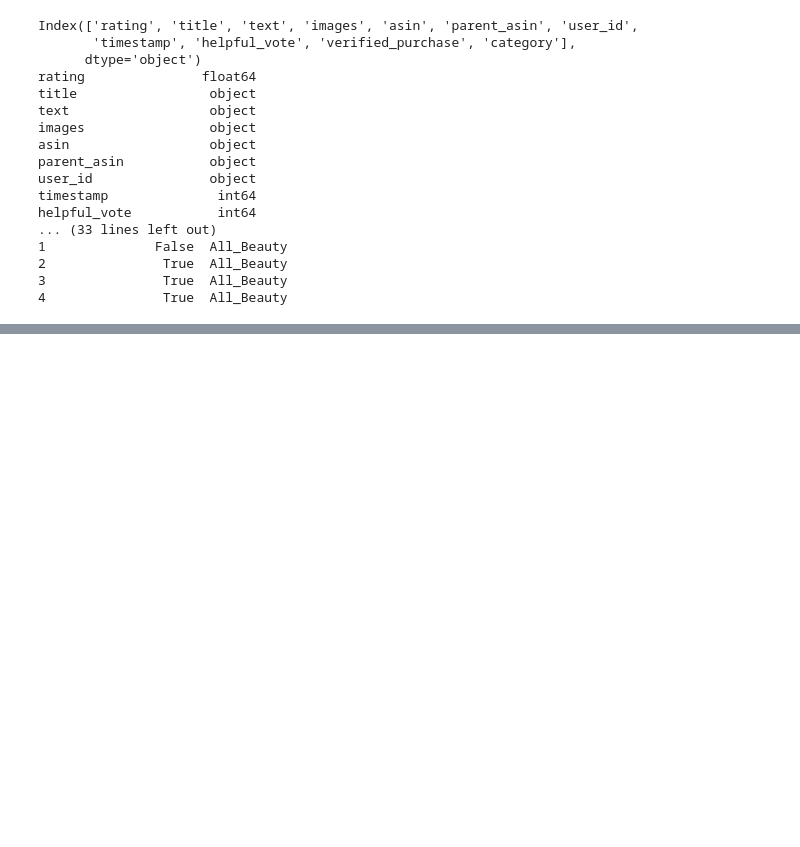
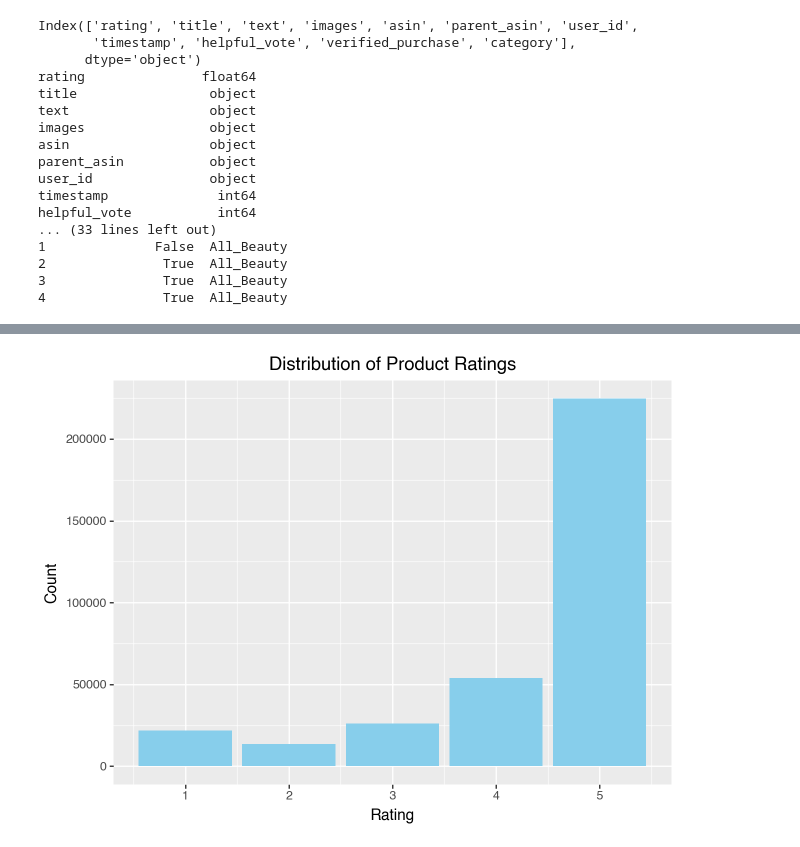
Before and after one commit to sueszli/amazeballs, a Jupyter notebook: src/analysis.ipynb, the cells around one changed output, grey strips where cells are left out. Cells and saved outputs as stored; diff of their text form; code cells hidden in the pictures; blank space fills up the shorter version.

```diff
--- a/src/analysis.ipynb
+++ b/src/analysis.ipynb
@@ -104,0 +64,8 @@ p4 = (ggplot(data, aes(x='date', y='rating'))
+# %%
+(ggplot(df, aes(x='rating'))
+ + geom_bar(fill='skyblue')
+ + labs(title='Distribution of Product Ratings',
+        x='Rating',
+        y='Count'))
+# %% [output]
+[figure, added]
```
Also changed, not shown: parts of 10 cells of this notebook, 1 other file.
